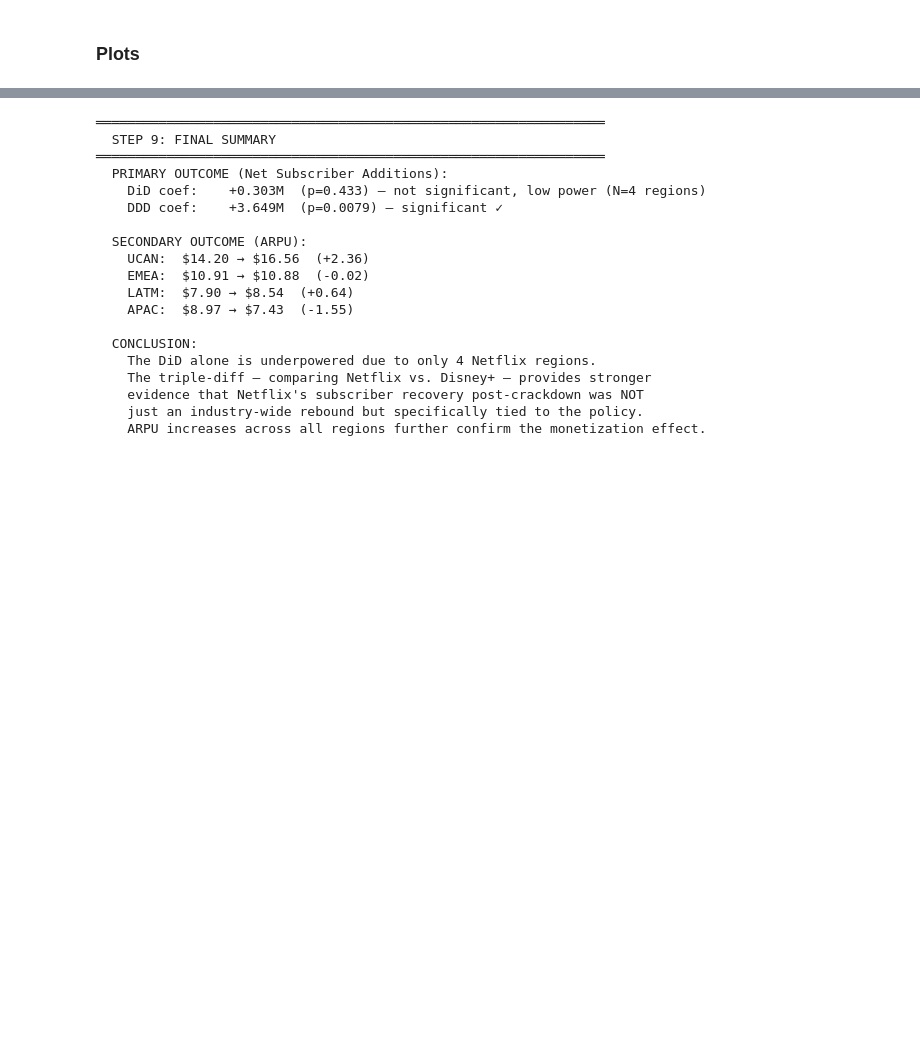
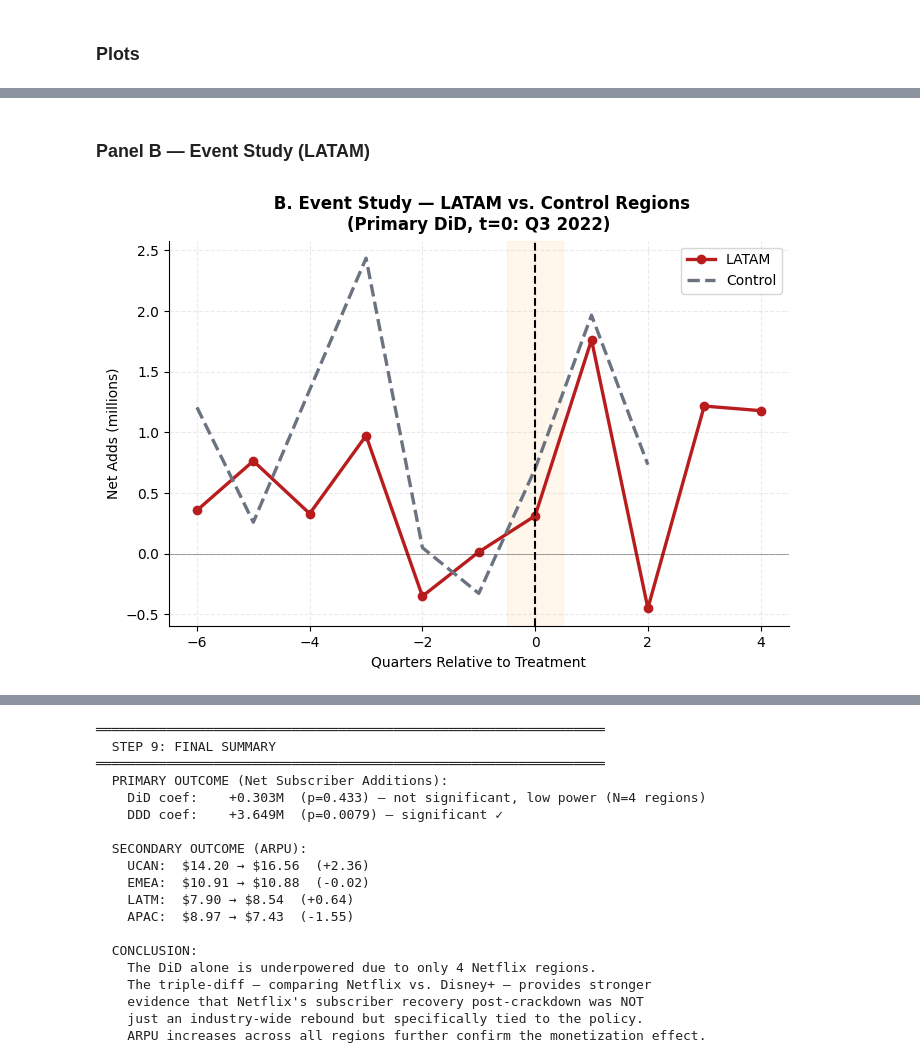
Before and after one commit to pb0104/Netflix-Password-Sharing-Crackdown, a Jupyter notebook: UDS.ipynb, the cells around one changed output, grey strips where cells are left out. Drawn from its saved outputs; the diff is of its cells as text; code cells hidden in the pictures; blank space fills up the shorter version.

```diff
--- a/UDS.ipynb
+++ b/UDS.ipynb
@@ -757,0 +761,21 @@ plt.show()
+# %% [markdown]
+### Panel B — Event Study (LATAM)
+# %%
+fig, ax = plt.subplots(figsize=(8,5))
+
+ax.plot(latm_es['event_time'], latm_es['net_adds']/1e6,
+        color='#B91C1C', lw=2.4, marker='o', label='LATAM')
+ax.plot(latm_es['event_time'], latm_es['ctrl_net_adds']/1e6,
+        color=GRAY, lw=2.4, ls='--', label='Control')
+
+ax.axvline(0, color='black', ls='--')
+ax.axhline(0, color='black', lw=0.6, alpha=0.4)
+ax.axvspan(-0.5, 0.5, alpha=0.08, color='orange')
+
+ax.set_title(' B. Event Study — LATAM vs. Control Regions\n(Primary DiD, t=0: Q3 2022)', fontweight='bold', fontsize=12, pad=8)
+ax.set_xlabel('Quarters Relative to Treatment')
+ax.set_ylabel('Net Adds (millions)')
+ax.legend()
+plt.show()
+# %% [output]
+[figure, added]
```
Also changed, not shown: parts of 16 cells of this notebook.
